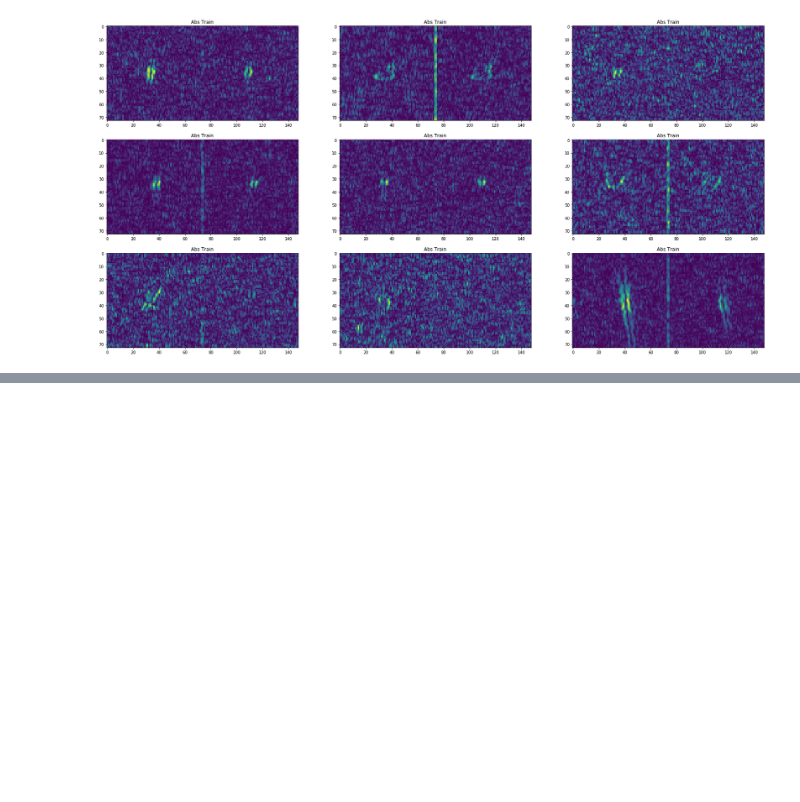
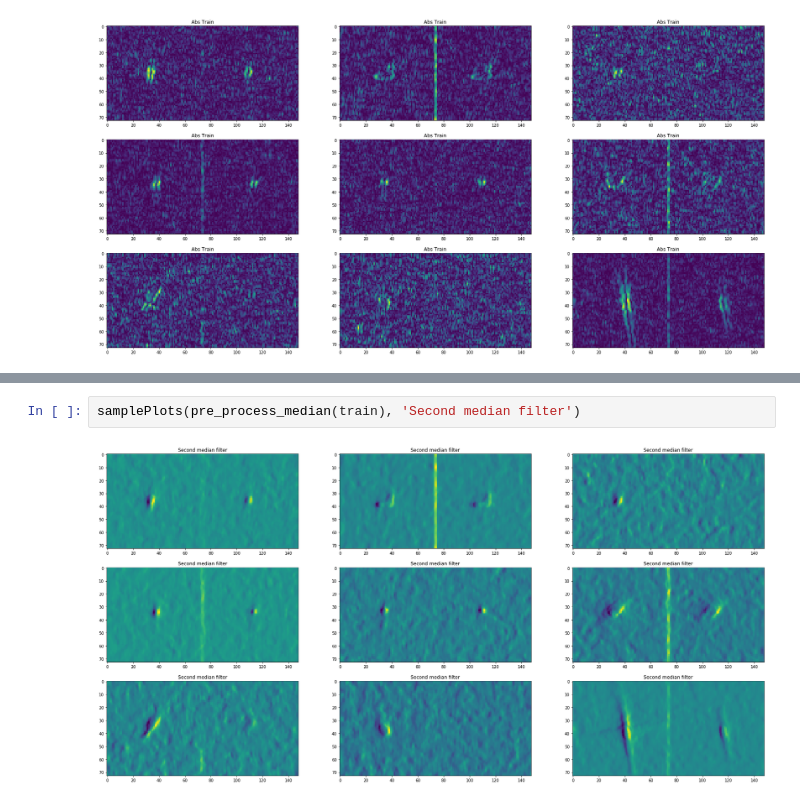
Before and after one commit to kailukowiak/DATA602_Final_Project, a Jupyter notebook: PlanningAndSandBox.ipynb, the cells around one changed output, grey strips where cells are left out. Drawn from its saved outputs; the diff is of its cells as text; blank space fills up the shorter version.

```diff
--- a/PlanningAndSandBox.ipynb
+++ b/PlanningAndSandBox.ipynb
@@ -232,0 +258,4 @@ samplePlots(pre_process_abs(train), 'Abs Train')
+# %%
+samplePlots(pre_process_median(train), 'Second median filter')
+# %% [output]
+[figure, added]
```
Also changed, not shown: parts of 3 cells of this notebook, 2 other files.
